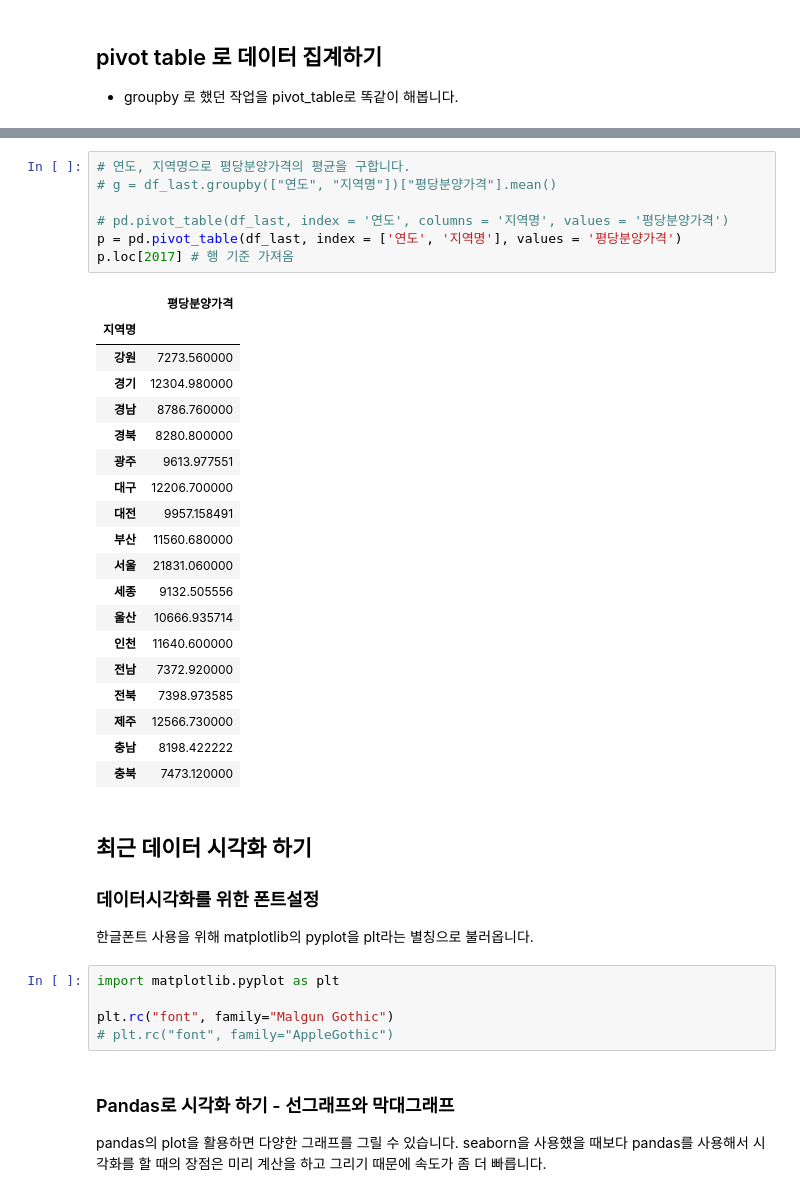
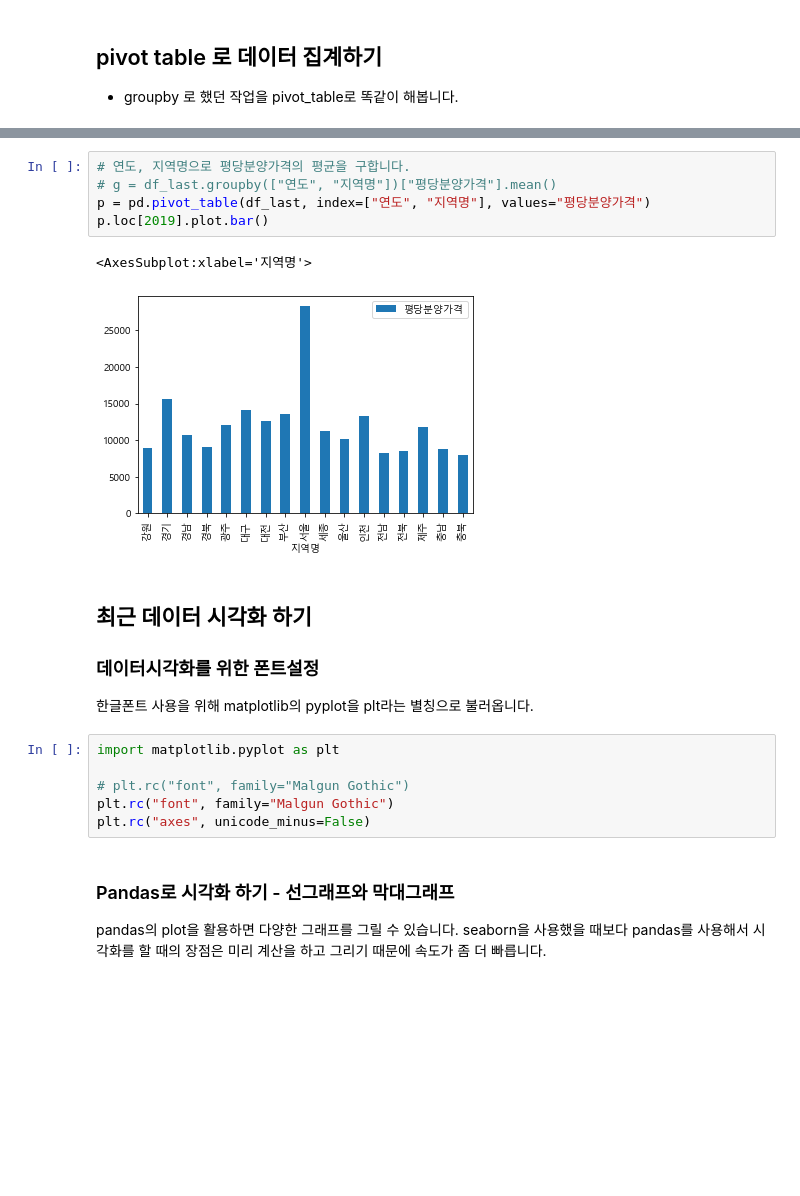
Before and after one commit to actpjk/python_workspace, a Jupyter notebook: Study/6_inf_data_analysis/Data_analysis_basic_master_self/01-apt-price-input.ipynb, the cells around one changed output, grey strips where cells are left out. Drawn from its saved outputs; the diff is of its cells as text; blank space fills up the shorter version.

```diff
--- a/Study/6_inf_data_analysis/Data_analysis_basic_master_self/01-apt-price-input.ipynb
+++ b/Study/6_inf_data_analysis/Data_analysis_basic_master_self/01-apt-price-input.ipynb
@@ -491,30 +464,11 @@ df_last.pivot_table(index='전용면적', columns = '지역명', values='평당
 # %%
 # 연도, 지역명으로 평당분양가격의 평균을 구합니다.
 # g = df_last.groupby(["연도", "지역명"])["평당분양가격"].mean()
-
-# pd.pivot_table(df_last, index = '연도', columns = '지역명', values = '평당분양가격')
-p = pd.pivot_table(df_last, index = ['연도', '지역명'], values = '평당분양가격')
-p.loc[2017] # 행 기준 가져옴
+p = pd.pivot_table(df_last, index=["연도", "지역명"], values="평당분양가격")
+p.loc[2019].plot.bar()
 # %% [output]
-|  | 평당분양가격 |
-| 지역명 |  |
-| 강원 | 7273.560000 |
-| 경기 | 12304.980000 |
-| 경남 | 8786.760000 |
-| 경북 | 8280.800000 |
-| 광주 | 9613.977551 |
-| 대구 | 12206.700000 |
-| 대전 | 9957.158491 |
-| 부산 | 11560.680000 |
-| 서울 | 21831.060000 |
-| 세종 | 9132.505556 |
-| 울산 | 10666.935714 |
-| 인천 | 11640.600000 |
-| 전남 | 7372.920000 |
-| 전북 | 7398.973585 |
-| 제주 | 12566.730000 |
-| 충남 | 8198.422222 |
-| 충북 | 7473.120000 |
+<AxesSubplot:xlabel='지역명'>
+[figure, added]
 # %% [markdown]
 ## 최근 데이터 시각화 하기
 ### 데이터시각화를 위한 폰트설정
@@ -522,8 +476,9 @@ p.loc[2017] # 행 기준 가져옴
 # %%
 import matplotlib.pyplot as plt
 
+# plt.rc("font", family="Malgun Gothic")
 plt.rc("font", family="Malgun Gothic")
-# plt.rc("font", family="AppleGothic")
+plt.rc("axes", unicode_minus=False)
 # %% [markdown]
 ### Pandas로 시각화 하기 - 선그래프와 막대그래프
 pandas의 plot을 활용하면 다양한 그래프를 그릴 수 있습니다.
```
Also changed, not shown: parts of 134 cells of this notebook, 2 other files.
